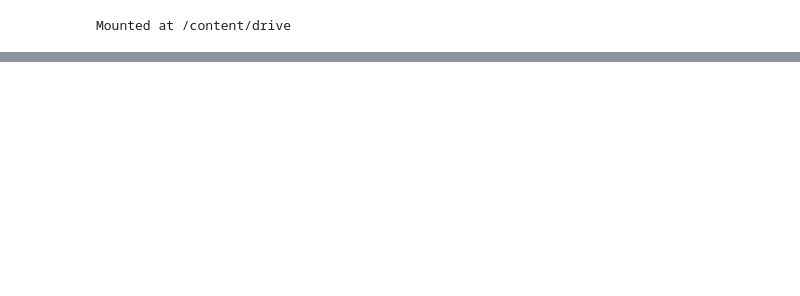
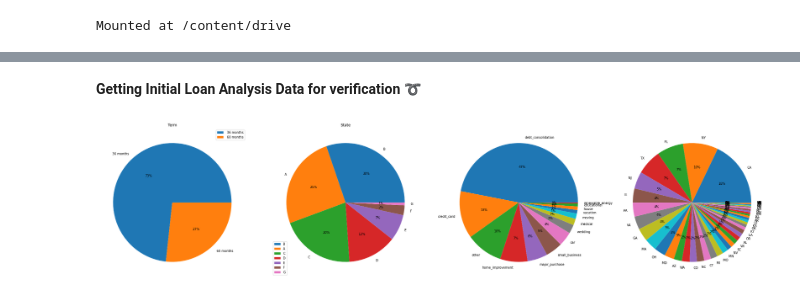
Before and after one commit to samrich76/Lending_Risk_Analysis, a Jupyter notebook: Lending_Risk_Analysis.ipynb, the cells around one changed output, grey strips where cells are left out. Drawn from its saved outputs; the diff is of its cells as text; code cells hidden in the pictures; blank space fills up the shorter version.

Commit message:
Commit after my initial analysis Round 2

```diff
--- a/Lending_Risk_Analysis.ipynb
+++ b/Lending_Risk_Analysis.ipynb
@@ -998,0 +26,4 @@ EDA_grades.groupby(['submit_date']).count()
+# %%
+loandataset = pd.read_csv('/content/drive/MyDrive/Upgrad/Data Analysis/CaseStudy/loan.csv')
+
+loandataset.head(5)
@@ -998,0 +86,31 @@ EDA_grades.groupby(['submit_date']).count()
+# %% [markdown]
+**Getting Initial Loan Analysis  Data for verification ➰**
+# %%
+term_data_1 =  loandataset['term'].value_counts().reset_index()
+grade_data_1 =  loandataset['grade'].value_counts().reset_index()
+purpose_data_1 = loandataset['purpose'].value_counts().reset_index()
+state_data_1 = loandataset['addr_state'].value_counts().reset_index()
+
+fig , (ax1,ax2,ax3,ax4) = plt.subplots(nrows = 1, ncols=4,figsize=(30,30))
+
+#fig = plt.figure(figsize=(20,20))
+ax1.pie(term_data_1['term'], labels=term_data_1['index'],  autopct='%.0f%%')
+ax1.legend()
+ax1.set_title("Term")
+
+ax2.pie(grade_data_1['grade'], labels=grade_data_1['index'],  autopct='%.0f%%')
+ax2.legend()
+ax2.set_title("Grade")
+
+ax3.pie(purpose_data_1['purpose'], labels=purpose_data_1['index'],  autopct='%.0f%%')
+#ax3.legend()
+ax2.set_title("Purpose")
+
+ax4.pie(state_data_1['addr_state'], labels=state_data_1['index'],  autopct='%.0f%%')
+#ax4.legend()
+ax2.set_title("State")
+
+plt.tight_layout()
+plt.show()
+# %% [output]
+[figure, added]
```
Also changed, not shown: parts of 114 cells of this notebook.
